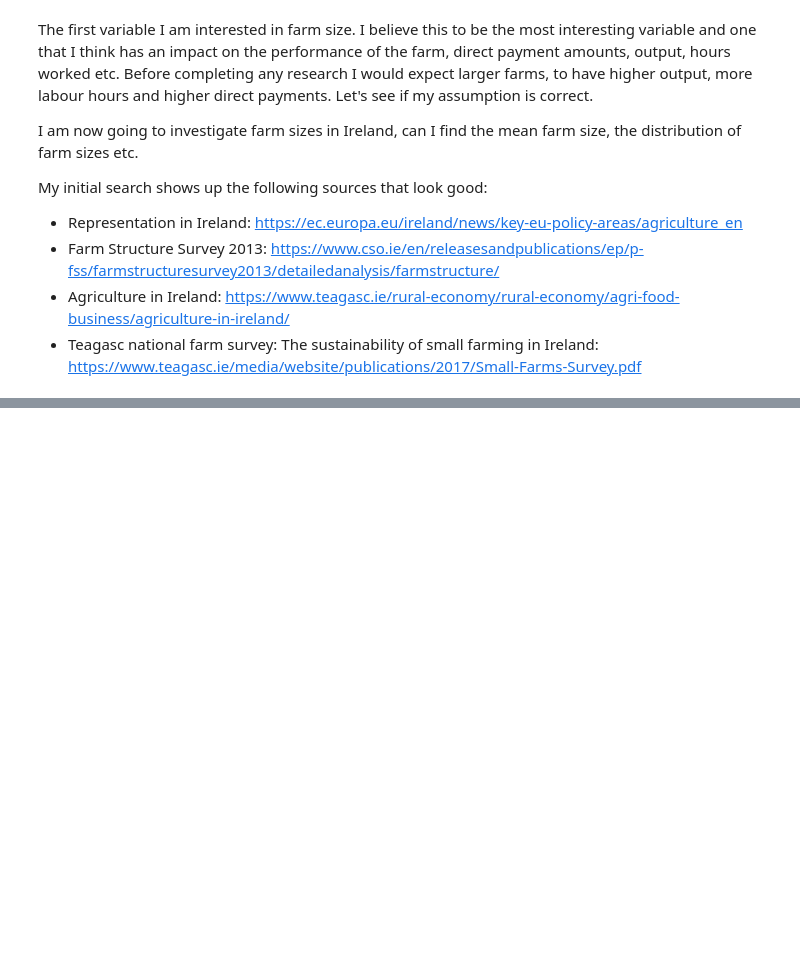
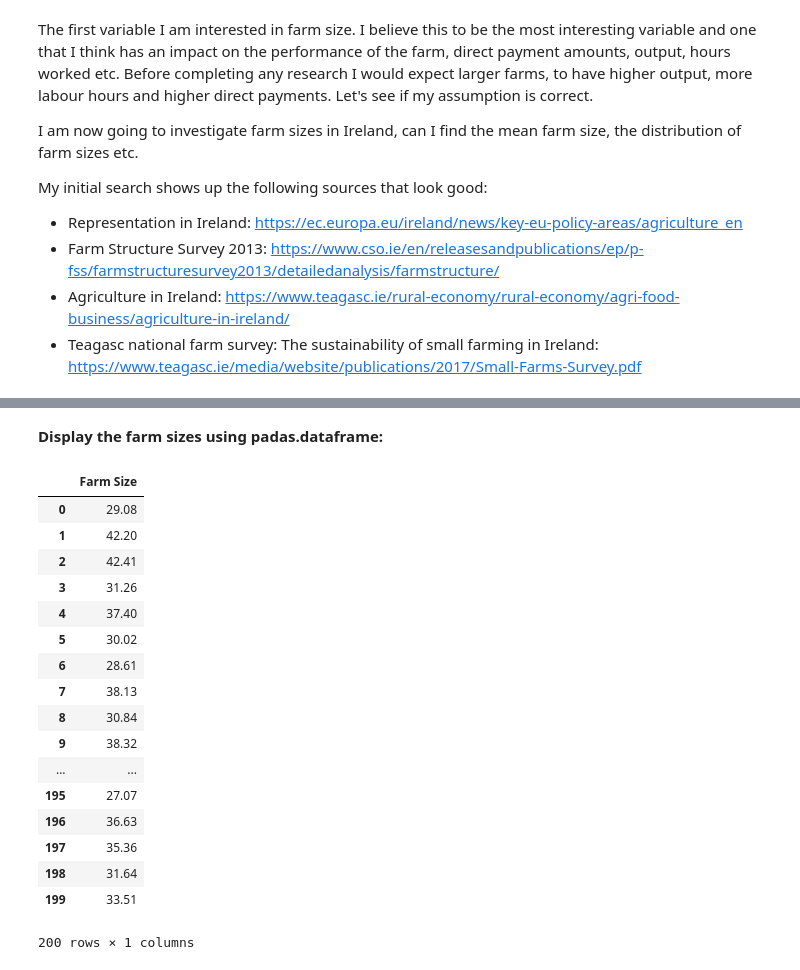
Before and after one commit to johndunne2019/PDA-Project-Data-Simulation, a Jupyter notebook: Data-Simulation.ipynb, the cells around one changed output, grey strips where cells are left out. Drawn from its saved outputs; the diff is of its cells as text; code cells hidden in the pictures; blank space fills up the shorter version.

```diff
--- a/Data-Simulation.ipynb
+++ b/Data-Simulation.ipynb
@@ -291,0 +327,29 @@ plt.plot(farm_size, 'go--')
+# %% [markdown]
+**Display the farm sizes using padas.dataframe:**
+# %%
+df = pd.DataFrame(farm_size, columns=['Farm Size'])
+df
+# pandas.dataframe used to read in the
+# documentation page: https://pandas.pydata.org/pandas-docs/stable/reference/api/pandas.DataFrame.html
+# Columns parameter passed in to name the columns in the dataframe
+# https://www.tutorialspoint.com/python_pandas/python_pandas_dataframe.htm
+# https://www.geeksforgeeks.org/python-pandas-dataframe/
+# %% [output]
+|  | Farm Size |
+| 0 | 29.08 |
+| 1 | 42.20 |
+| 2 | 42.41 |
+| 3 | 31.26 |
+| 4 | 37.40 |
+| 5 | 30.02 |
+| 6 | 28.61 |
+| 7 | 38.13 |
+| 8 | 30.84 |
+| 9 | 38.32 |
+| ... | ... |
+| 195 | 27.07 |
+| 196 | 36.63 |
+| 197 | 35.36 |
+| 198 | 31.64 |
+| 199 | 33.51 |
+200 rows × 1 columns
```
Also changed, not shown: parts of 15 cells of this notebook.
